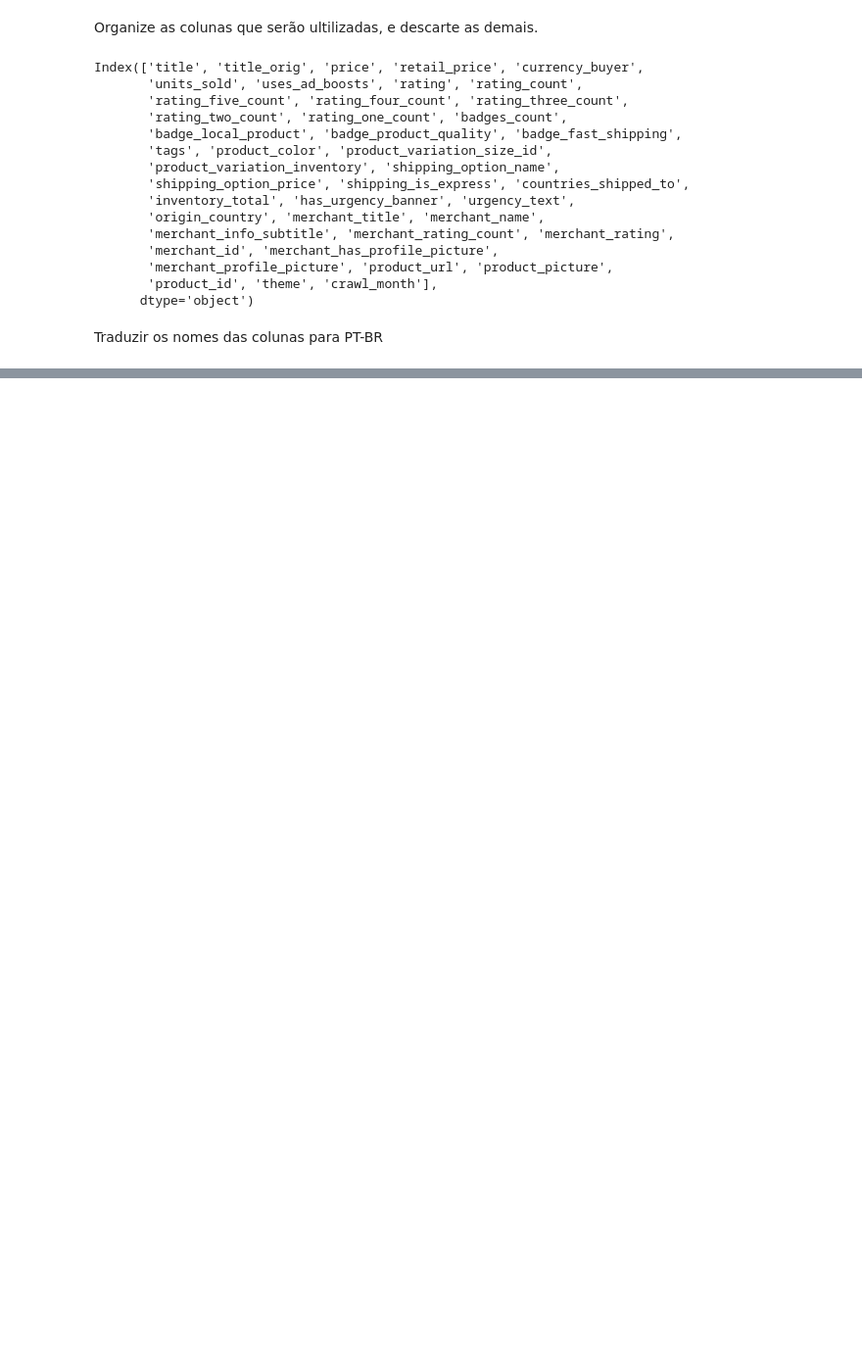
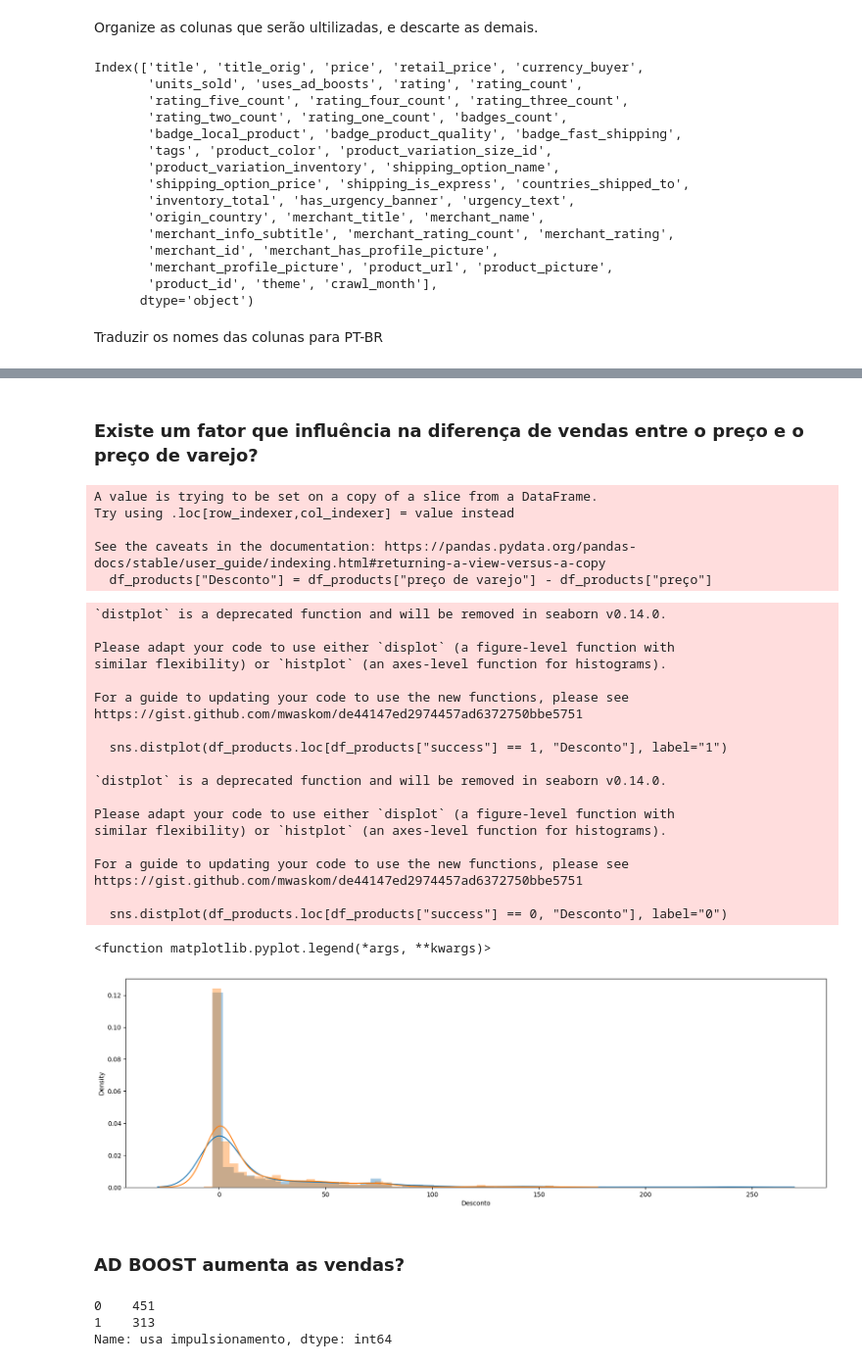
Before and after one commit to noskcaj2001/Summer_wish_Kaggle, a Jupyter notebook: Analise_Jackson.ipynb, the cells around one changed output, grey strips where cells are left out. Shown: that part at 98% size. Saved outputs shown, nothing was run; the diff lists cells and outputs as text; code cells hidden in the pictures; blank space fills up the shorter version.

```diff
--- a/Analise_Jackson.ipynb
+++ b/Analise_Jackson.ipynb
@@ -55,0 +98,46 @@ df_products.rename(columns=translations, inplace=True)
+# %% [markdown]
+### Existe um fator que influência na diferença de vendas entre o preço e o preço de varejo?
+# %%
+df_products["Desconto"] = df_products["preço de varejo"] - df_products["preço"]
+# %% [output]
+A value is trying to be set on a copy of a slice from a DataFrame.
+Try using .loc[row_indexer,col_indexer] = value instead
+
+See the caveats in the documentation: https://pandas.pydata.org/pandas-docs/stable/user_guide/indexing.html#returning-a-view-versus-a-copy
+  df_products["Desconto"] = df_products["preço de varejo"] - df_products["preço"]
+# %%
+fig, ax = plt.subplots(figsize=(20,6))
+
+sns.distplot(df_products.loc[df_products["success"] == 1, "Desconto"], label="1")
+sns.distplot(df_products.loc[df_products["success"] == 0, "Desconto"], label="0")
+plt.legend
+# %% [output]
+`distplot` is a deprecated function and will be removed in seaborn v0.14.0.
+
+Please adapt your code to use either `displot` (a figure-level function with
+similar flexibility) or `histplot` (an axes-level function for histograms).
+
+For a guide to updating your code to use the new functions, please see
+https://gist.github.com/mwaskom/de44147ed2974457ad6372750bbe5751
+
+  sns.distplot(df_products.loc[df_products["success"] == 1, "Desconto"], label="1")
+
+`distplot` is a deprecated function and will be removed in seaborn v0.14.0.
+
+Please adapt your code to use either `displot` (a figure-level function with
+similar flexibility) or `histplot` (an axes-level function for histograms).
+
+For a guide to updating your code to use the new functions, please see
+https://gist.github.com/mwaskom/de44147ed2974457ad6372750bbe5751
+
+  sns.distplot(df_products.loc[df_products["success"] == 0, "Desconto"], label="0")
+<function matplotlib.pyplot.legend(*args, **kwargs)>
+[figure, added]
+# %% [markdown]
+### AD BOOST aumenta as vendas?
+# %%
+df_products.loc[df_products["success"] == 1, "usa impulsionamento"].value_counts()
+# %% [output]
+0    451
+1    313
+Name: usa impulsionamento, dtype: int64
```
Also changed, not shown: parts of 33 cells of this notebook.
